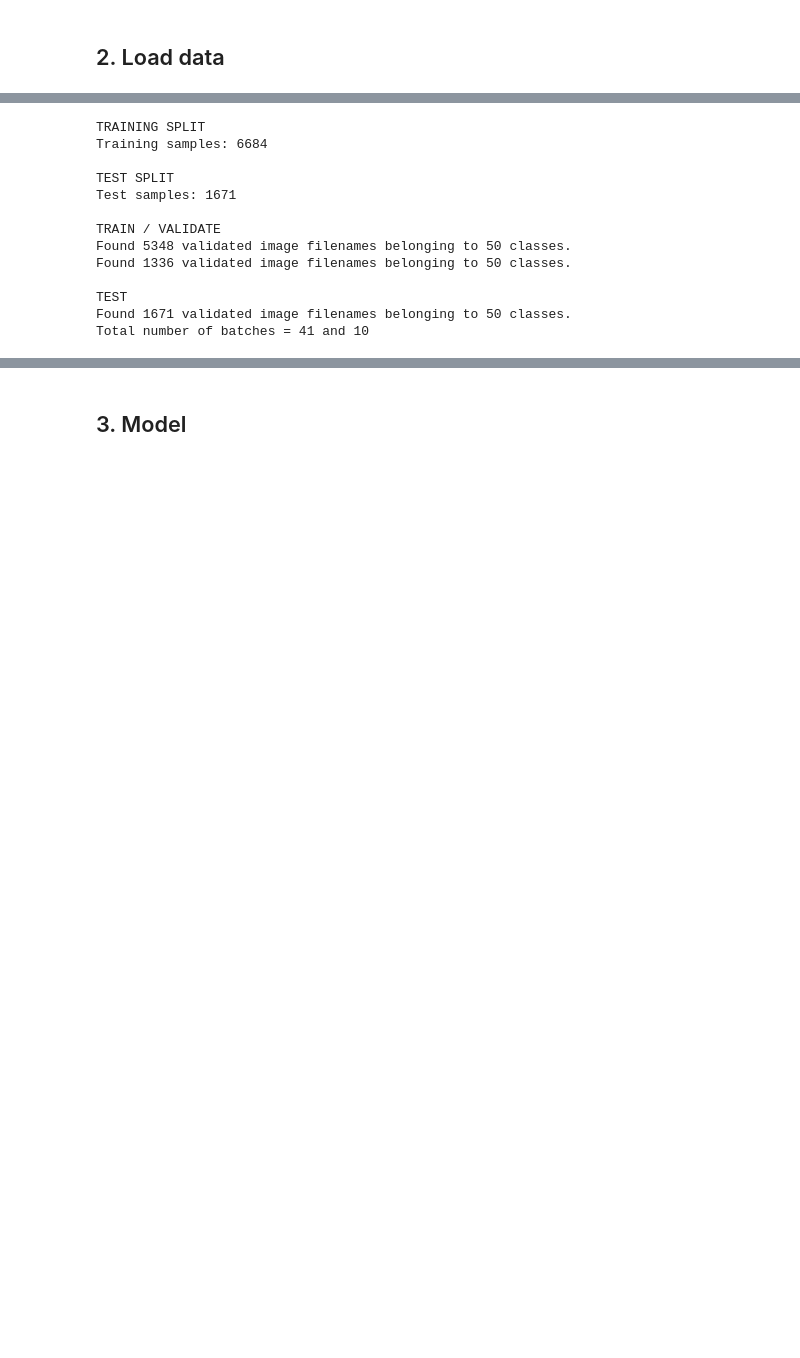
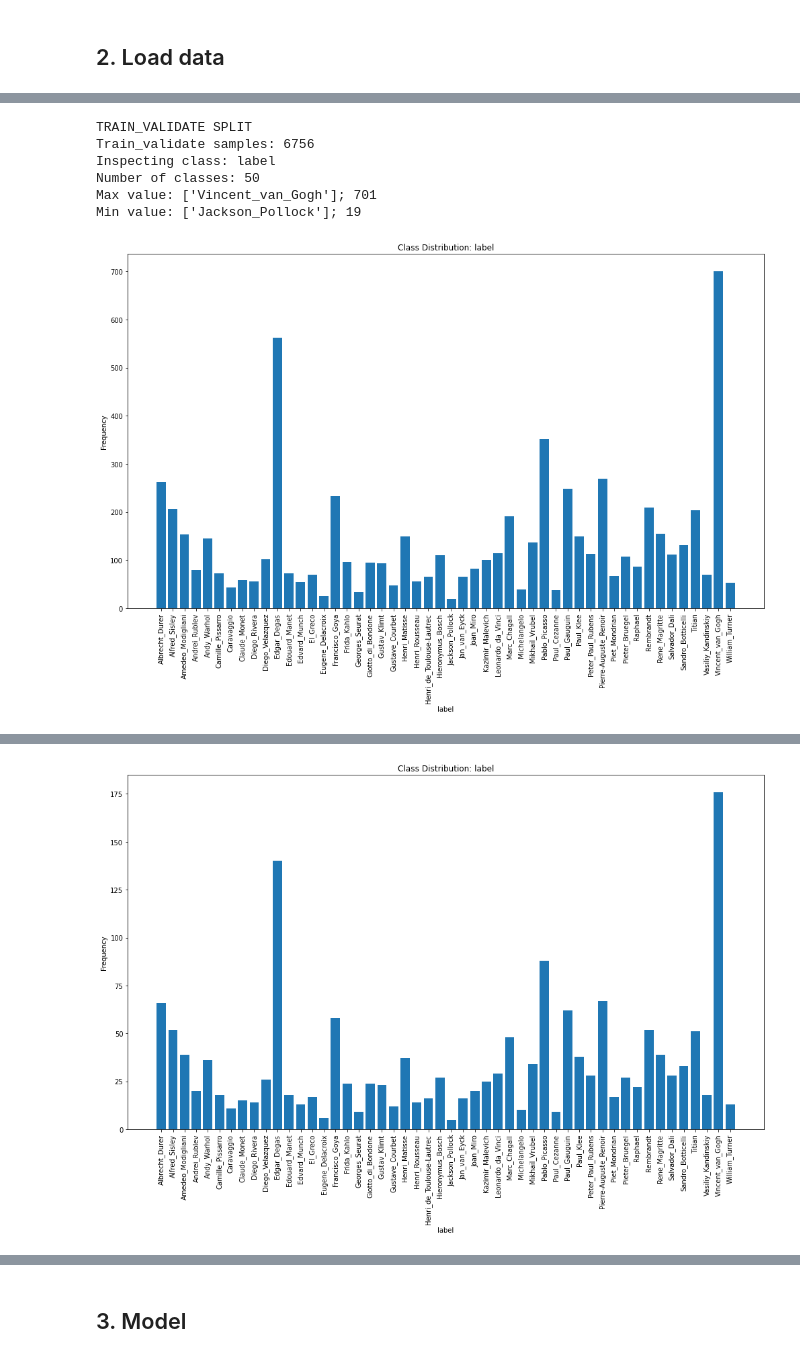
Before and after one commit to aaronhallaert/DeepLearningLab, a Jupyter notebook: Final_Project/Deep_Learning_Final_Project_Artist_Recognition.ipynb, the cells around one changed output, grey strips where cells are left out. Saved outputs shown, nothing was run; the diff lists cells and outputs as text; code cells hidden in the pictures; blank space fills up the shorter version.

```diff
--- a/Final_Project/Deep_Learning_Final_Project_Artist_Recognition.ipynb
+++ b/Final_Project/Deep_Learning_Final_Project_Artist_Recognition.ipynb
@@ -151,79 +254,94 @@ df_all.reset_index(level=0, inplace=True)
 df_all.columns = ['filename', 'label']
 
 
+# Split data in "train_validate" and "test" set in a stratified manner
+X_train_val, X_test, y_train_val, y_test = train_test_split(
+                                                    df_all['filename'],
+                                                    df_all['label'],
+                                                    test_size=0.2,
+                                                    random_state=seed,
+                                                    stratify= df_all['label']
+                                                    )
 
-
-# Split data in train and test
-X_train, X_test, y_train, y_test = train_test_split(df_all['filename'], df_all['label'], test_size=0.2, random_state=24)
-
-print("TRAINING SPLIT")
-df_train_validate = pd.concat([X_train, y_train], axis=1)
-print("Training samples: %d" % df_train_validate.shape[0])
+print("TRAIN_VALIDATE SPLIT")
+df_train_validate = pd.concat([X_train_val, y_train_val], axis=1)
+print("Train_validate samples: %d" % df_train_validate.shape[0])
+plot_class_distribution(df_train_validate, 'label')
 
 print("")
 print("TEST SPLIT")
 df_test = pd.concat([X_test, y_test], axis=1)
 print("Test samples: %d" % df_test.shape[0])
+plot_class_distribution(df_test, 'label')
 
 
-# PARAM
-train_input_shape = (128, 128, 3)
-batch_size = 128
+
+# Now stratified splitting the train and validate set
+X_train, X_validate, y_train, y_validate = train_test_split(
+                                                    df_train_validate['filename'],
+                                                    df_train_validate['label'],
+                                                    test_size=0.2,
+                                                    random_state=seed,
+                                                    stratify= df_train_validate['label']
+                                                    )
+df_train = pd.concat([X_train, y_train], axis=1)
+print("Train samples: %d" % df_train.shape[0])
+plot_class_distribution(df_train, 'label')
+
+df_validate = pd.concat([X_validate, y_validate], axis=1)
+print("Validate samples: %d" % df_validate.shape[0])
+plot_class_distribution(df_validate, 'label')
+
 
 print("")
 print("TRAIN / VALIDATE")
-train_datagen = ImageDataGenerator(
-    validation_split=0.2,
-    )
-
+# image data generator where augmentation can be used
+train_datagen = ImageDataGenerator()
 train_generator = train_datagen.flow_from_dataframe(
-    dataframe = df_train_validate,
+    dataframe = df_train,
     subset= "training",
     x_col = 'filename',
     y_col = 'label',
     target_size=train_input_shape[0:2],
     class_mode = 'categorical',
     shuffle=True,
     batch_size = batch_size
 )
 
-valid_generator = train_datagen.flow_from_dataframe(
-    dataframe = df_train_validate,
-    subset= "validation",
+
+# no augmentation can be used here
+validate_datagen = ImageDataGenerator()
+valid_generator = validate_datagen.flow_from_dataframe(
+    dataframe = df_validate,
+    subset= "training",
     x_col = 'filename',
     y_col = 'label',
     target_size=train_input_shape[0:2],
     class_mode = 'categorical',
     shuffle=True,
     batch_size = batch_size
 )
 
 print("")
 print("TEST")
 test_datagen = ImageDataGenerator()
 test_generator = test_datagen.flow_from_dataframe(
     dataframe = df_test,
     x_col = 'filename',
     y_col = 'label',
     target_size= train_input_shape[0:2],
     class_mode = 'categorical',
     shuffle=True
 )
 
 STEP_SIZE_TRAIN = train_generator.n//train_generator.batch_size
 STEP_SIZE_VALID = valid_generator.n//valid_generator.batch_size
 print("Total number of batches =", STEP_SIZE_TRAIN, "and", STEP_SIZE_VALID)
 # %% [output]
-TRAINING SPLIT
-Training samples: 6684
-
-TEST SPLIT
-Test samples: 1671
-
-TRAIN / VALIDATE
-Found 5348 validated image filenames belonging to 50 classes.
-Found 1336 validated image filenames belonging to 50 classes.
-
-TEST
-Found 1671 validated image filenames belonging to 50 classes.
-Total number of batches = 41 and 10
+TRAIN_VALIDATE SPLIT
+Train_validate samples: 6756
+Inspecting class: label
+Number of classes: 50
+Max value: ['Vincent_van_Gogh']; 701
+Min value: ['Jackson_Pollock']; 19
+[figure, added]
@@ -229,0 +354 @@ Total number of batches = 41 and 10
+[figure, added]
```
Also changed, not shown: parts of 11 cells of this notebook.
